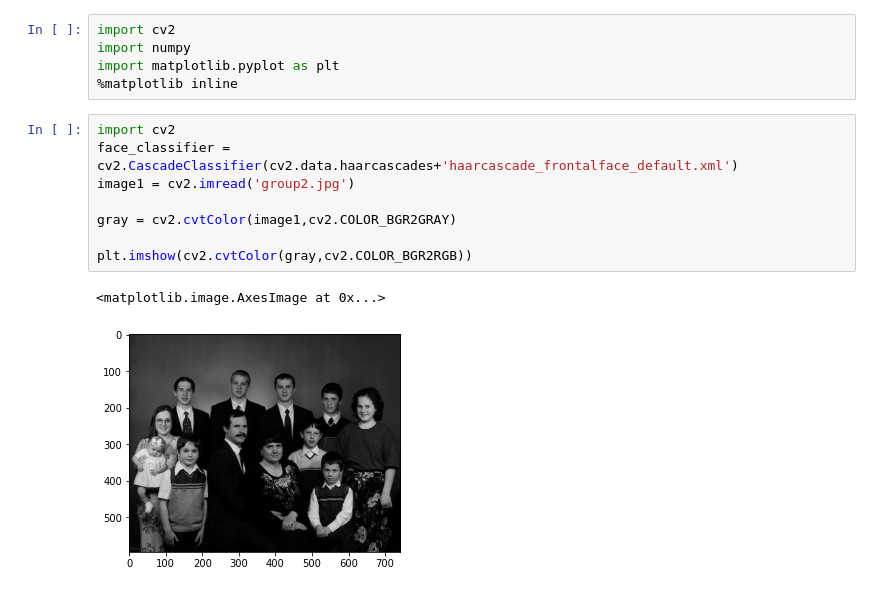
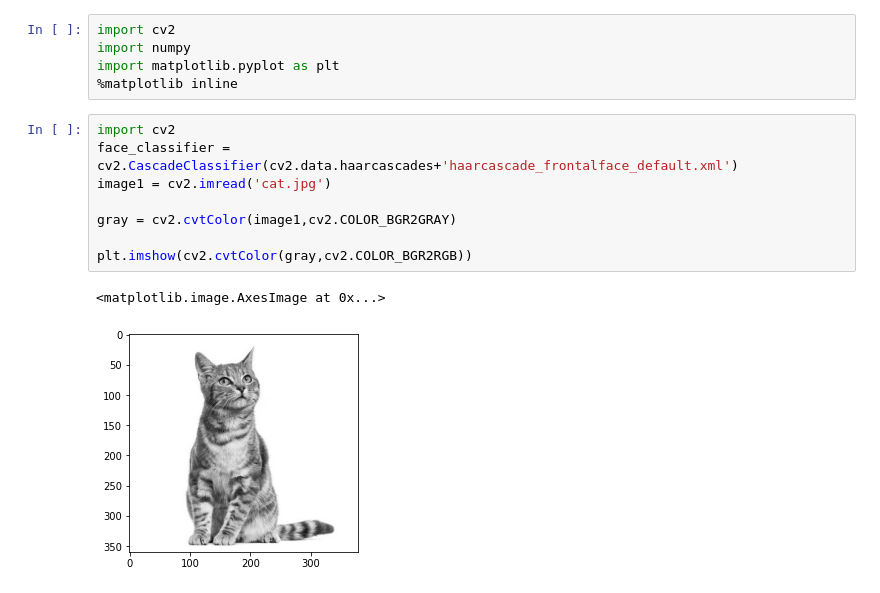
Before and after one commit to ayaan-47/The-Proxy-Buster, a Jupyter notebook: Haar Cascade Demonstration.ipynb, the cells around one changed output. Saved outputs shown, nothing was run; the diff lists cells and outputs as text.

```diff
--- a/Haar Cascade Demonstration.ipynb
+++ b/Haar Cascade Demonstration.ipynb
@@ -6,13 +6,13 @@ import matplotlib.pyplot as plt
 # %%
 import cv2
 face_classifier = cv2.CascadeClassifier(cv2.data.haarcascades+'haarcascade_frontalface_default.xml')
-image1 = cv2.imread('group2.jpg')
+image1 = cv2.imread('cat.jpg')
 
 gray = cv2.cvtColor(image1,cv2.COLOR_BGR2GRAY)
 
 plt.imshow(cv2.cvtColor(gray,cv2.COLOR_BGR2RGB))
 # %% [output]
 <matplotlib.image.AxesImage at 0x...>
-[figure, old version]
+[figure, new version]
 # %%
 faces = face_classifier.detectMultiScale(gray, scaleFactor=1.2, minNeighbors=2)
```
Also changed, not shown: parts of 1 cell of this notebook, 2 other files.
